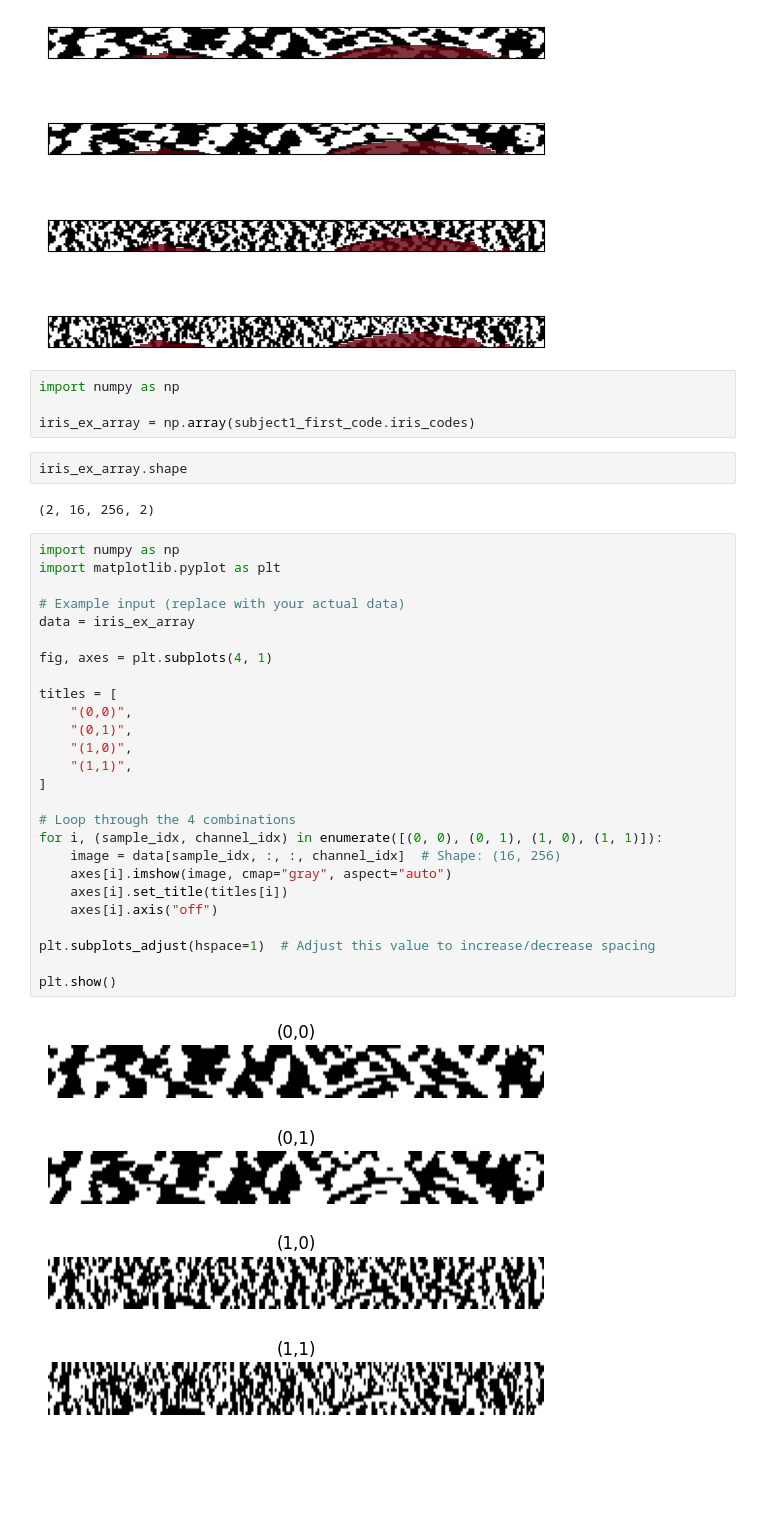
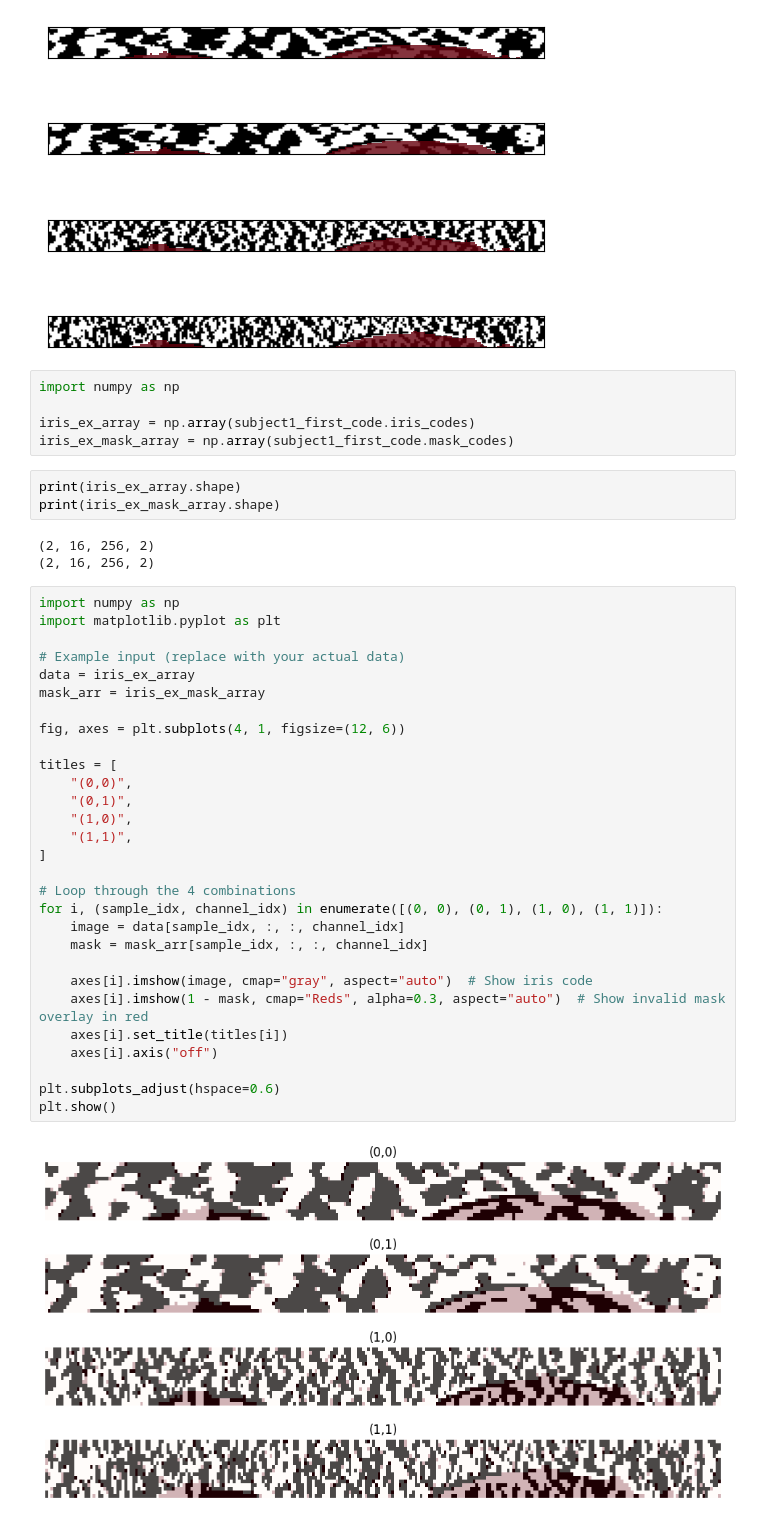
Before and after one commit to Pantarat/open-iris-pantarat, a Jupyter notebook: colab/resolution.ipynb, the cells around one changed output. Saved outputs shown, nothing was run; the diff lists cells and outputs as text; blank space fills up the shorter version.

```diff
--- a/colab/resolution.ipynb
+++ b/colab/resolution.ipynb
@@ -65,35 +65,41 @@ plt.show()
 import numpy as np
 
 iris_ex_array = np.array(subject1_first_code.iris_codes)
+iris_ex_mask_array = np.array(subject1_first_code.mask_codes)
 # %%
-iris_ex_array.shape
+print(iris_ex_array.shape)
+print(iris_ex_mask_array.shape)
 # %% [output]
 (2, 16, 256, 2)
+(2, 16, 256, 2)
 # %%
 import numpy as np
 import matplotlib.pyplot as plt
 
 # Example input (replace with your actual data)
 data = iris_ex_array
+mask_arr = iris_ex_mask_array
 
-fig, axes = plt.subplots(4, 1)
+fig, axes = plt.subplots(4, 1, figsize=(12, 6))
 
 titles = [
     "(0,0)",
     "(0,1)",
     "(1,0)",
     "(1,1)",
 ]
 
 # Loop through the 4 combinations
 for i, (sample_idx, channel_idx) in enumerate([(0, 0), (0, 1), (1, 0), (1, 1)]):
-    image = data[sample_idx, :, :, channel_idx]  # Shape: (16, 256)
-    axes[i].imshow(image, cmap="gray", aspect="auto")
+    image = data[sample_idx, :, :, channel_idx]
+    mask = mask_arr[sample_idx, :, :, channel_idx]
+
+    axes[i].imshow(image, cmap="gray", aspect="auto")  # Show iris code
+    axes[i].imshow(1 - mask, cmap="Reds", alpha=0.3, aspect="auto")  # Show invalid mask overlay in red
     axes[i].set_title(titles[i])
     axes[i].axis("off")
 
-plt.subplots_adjust(hspace=1)  # Adjust this value to increase/decrease spacing
-
+plt.subplots_adjust(hspace=0.6)
 plt.show()
 # %% [output]
-[figure, old version]
+[figure, new version]
```
Also changed, not shown: parts of 1 cell of this notebook.
